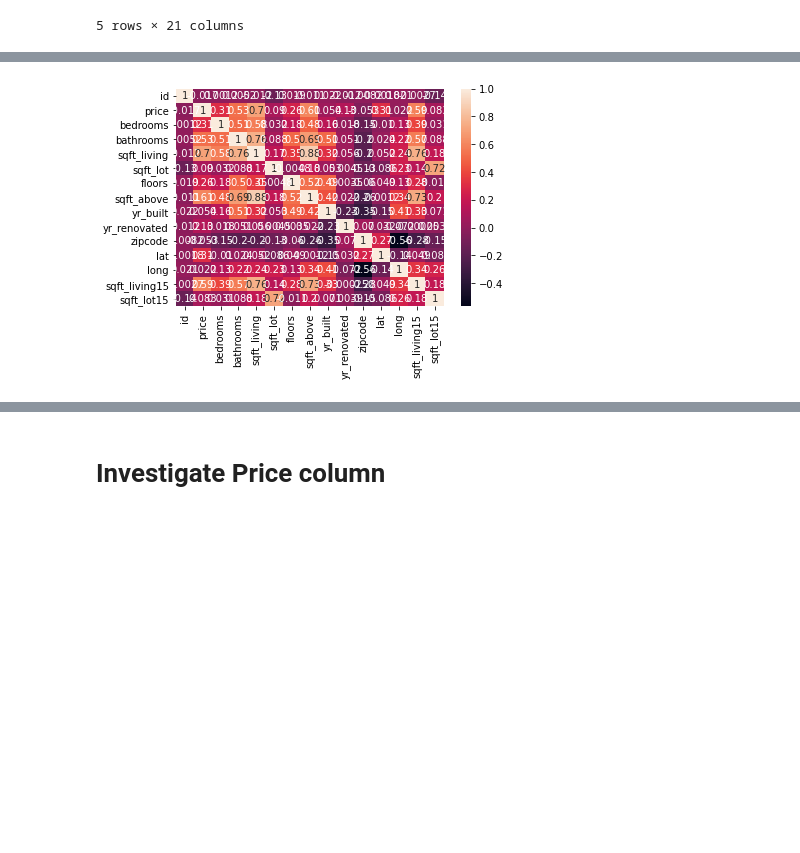
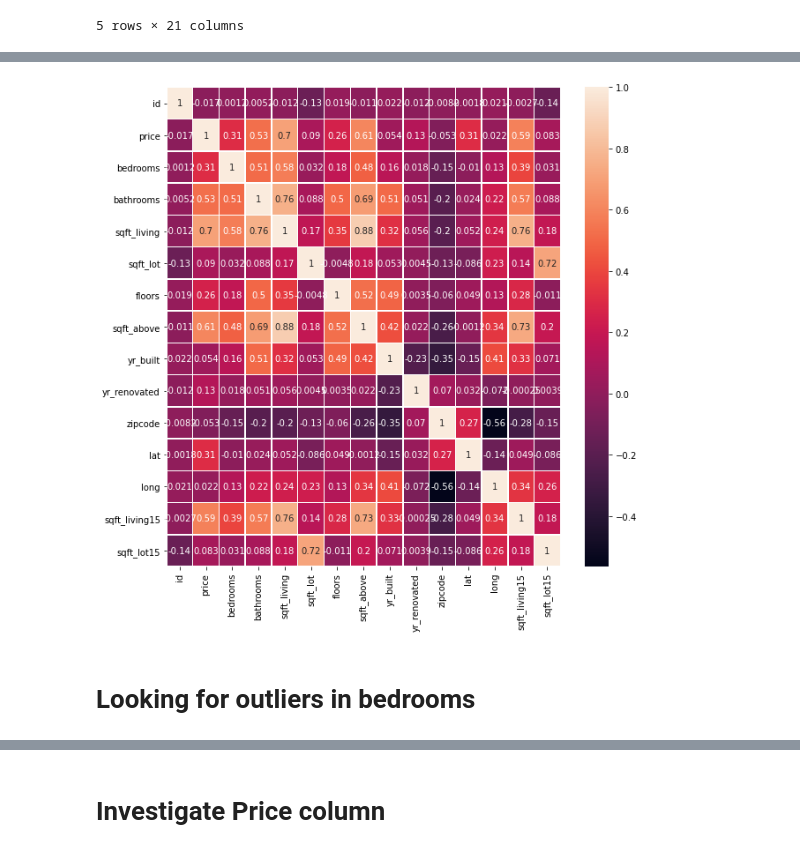
Before and after one commit to mccafj/King-County-House-Sales-Project, a Jupyter notebook: jons_notebook.ipynb, the cells around one changed output, grey strips where cells are left out. Cells and saved outputs as stored; diff of their text form; code cells hidden in the pictures; blank space fills up the shorter version.

```diff
--- a/jons_notebook.ipynb
+++ b/jons_notebook.ipynb
@@ -118,6 +119,10 @@ df_hd.corr()
 | sqft_lot15 | -0.138557 | 0.082845 | 0.030690 | 0.088303 | 0.184342 | 0.718204 | -0.010722 | 0.195077 | 0.070777 | ... |
 # %%
 # producing a heatmap of correlations
-sns.heatmap(df_hd.corr(), annot=True);
+fig, ax = plt.subplots(figsize=(10,10))
+sns.heatmap(df_hd.corr(), annot=True, linewidths=.5, ax=ax);
+# kind of tough to read though
 # %% [output]
-[figure, old version]
+[figure, new version]
+# %% [markdown]
+# Looking for outliers in bedrooms
```
Also changed, not shown: parts of 162 cells of this notebook.
